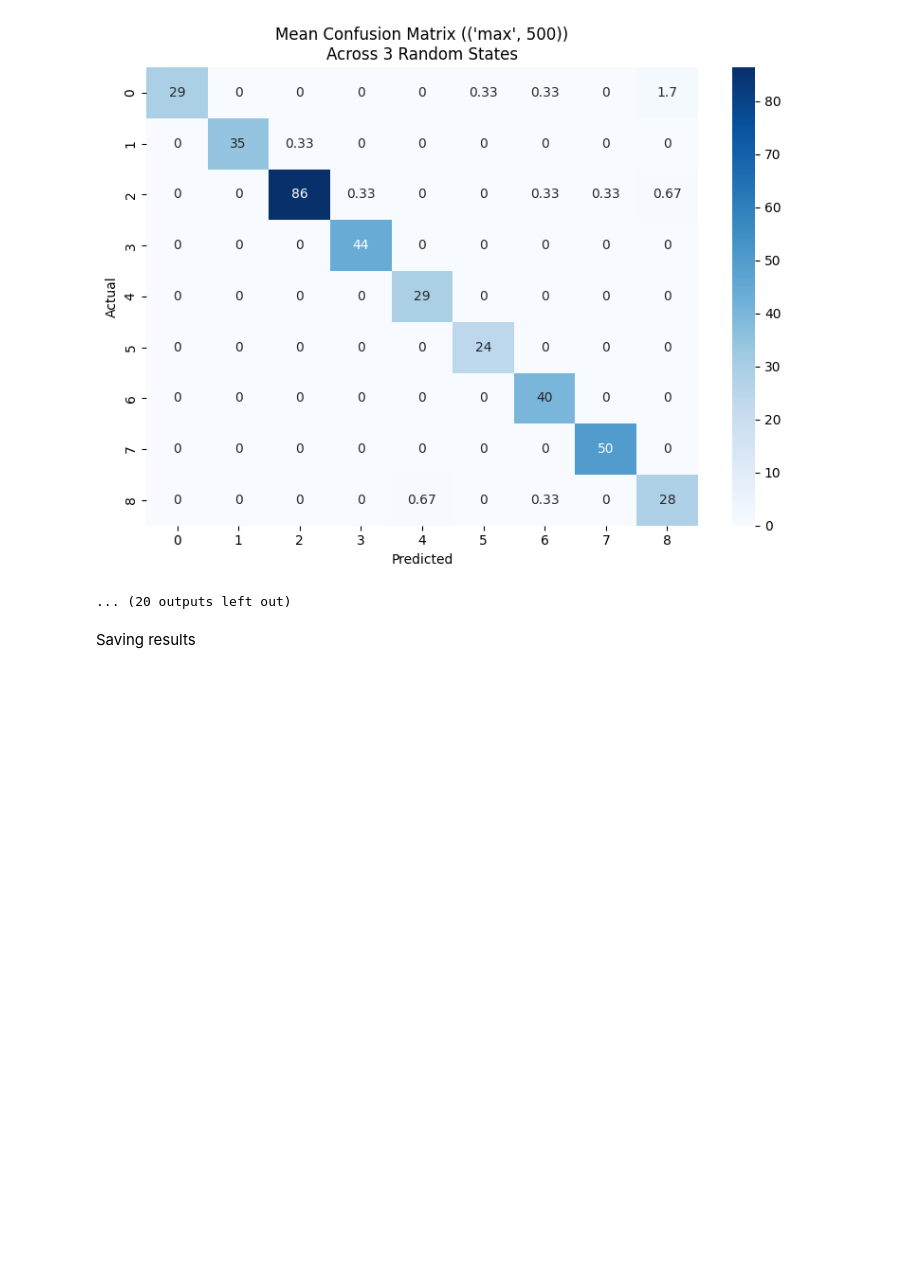
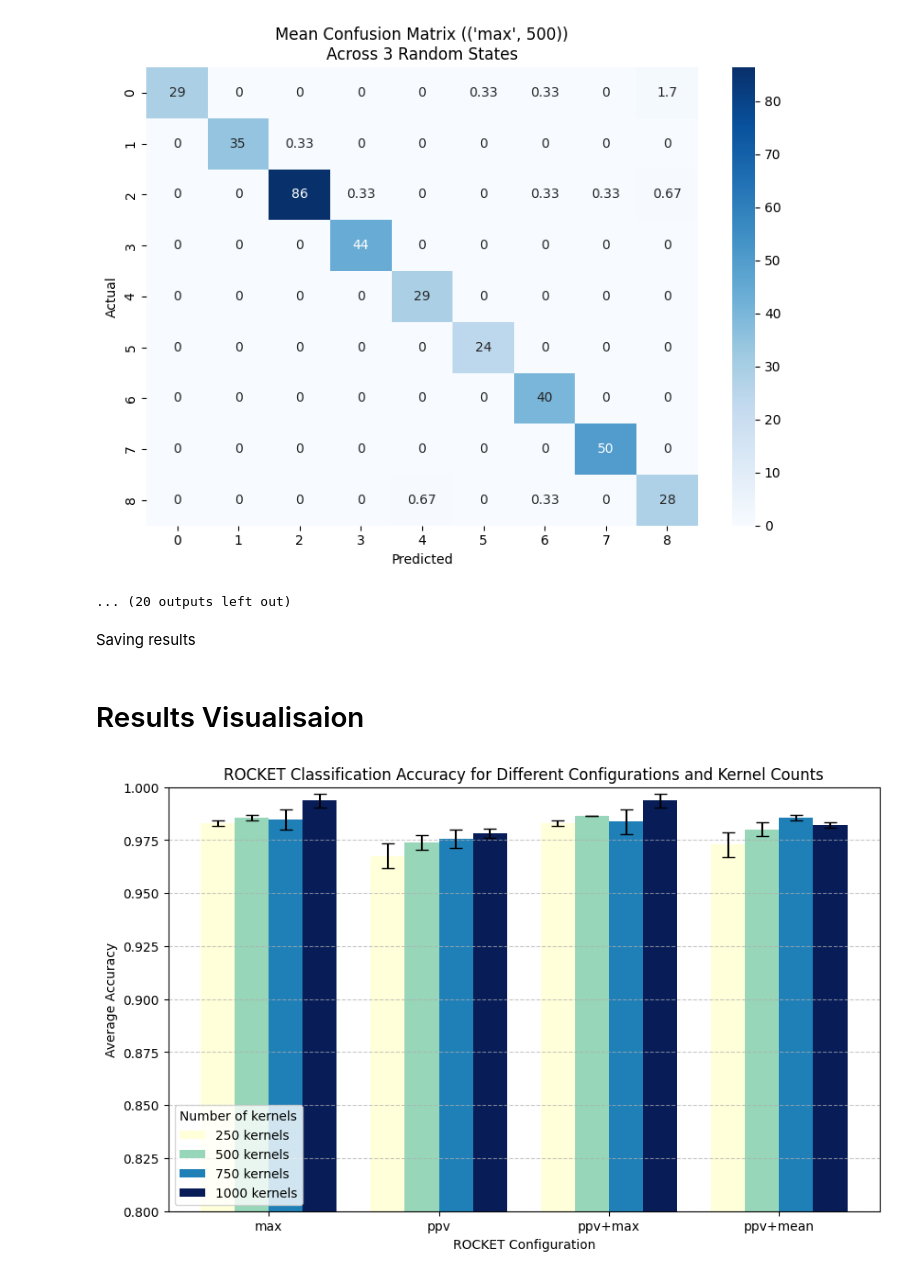
Before and after one commit to NikiLalev/advanced_ml_project, a Jupyter notebook: ROCKET.ipynb, the cells around one changed output. Drawn from its saved outputs; the diff is of its cells as text; code cells hidden in the pictures; blank space fills up the shorter version.

Commit message:
results exploration

```diff
--- a/ROCKET.ipynb
+++ b/ROCKET.ipynb
@@ -396,3 +397,40 @@ import pickle
 
 with open('results_norm.pickle', 'wb') as handle:
     pickle.dump(results, handle)
+# %% [markdown]
+# Results Visualisaion
+# %%
+with open('results_norm.pickle', 'rb') as handle:
+    results = pickle.load(handle)
+# %%
+import matplotlib.cm as cm
+
+configs = sorted(set(k[0] for k in results.keys()))
+num_kernels = sorted(set(k[1] for k in results.keys()))
+
+x = np.arange(len(configs))  # x positions for configurations
+width = 0.2  # width of each bar
+
+fig, ax = plt.subplots(figsize=(10,6))
+
+# Use a colormap for gradient
+cmap = cm.get_cmap('YlGnBu', len(num_kernels))  # '
+
+for i, nk in enumerate(num_kernels):
+    means = [results[(cfg, nk)]['mean_accuracy'] for cfg in configs]
+    stds = [results[(cfg, nk)]['std_accuracy'] for cfg in configs]
+    ax.bar(x + i*width, means, width, yerr=stds, capsize=5,
+           label=f'{nk} kernels', color=cmap(i))
+
+ax.set_xticks(x + width*(len(num_kernels)-1)/2)
+ax.set_xticklabels(configs)
+ax.set_ylabel('Average Accuracy')
+ax.set_xlabel('ROCKET Configuration')
+ax.set_title('ROCKET Classification Accuracy for Different Configurations and Kernel Counts')
+ax.set_ylim(0.8, 1.0)
+ax.legend(title='Number of kernels')
+ax.grid(axis='y', linestyle='--', alpha=0.7)
+
+plt.show()
+# %% [output]
+[figure, added]
```
Also changed, not shown: parts of 1 cell of this notebook.
